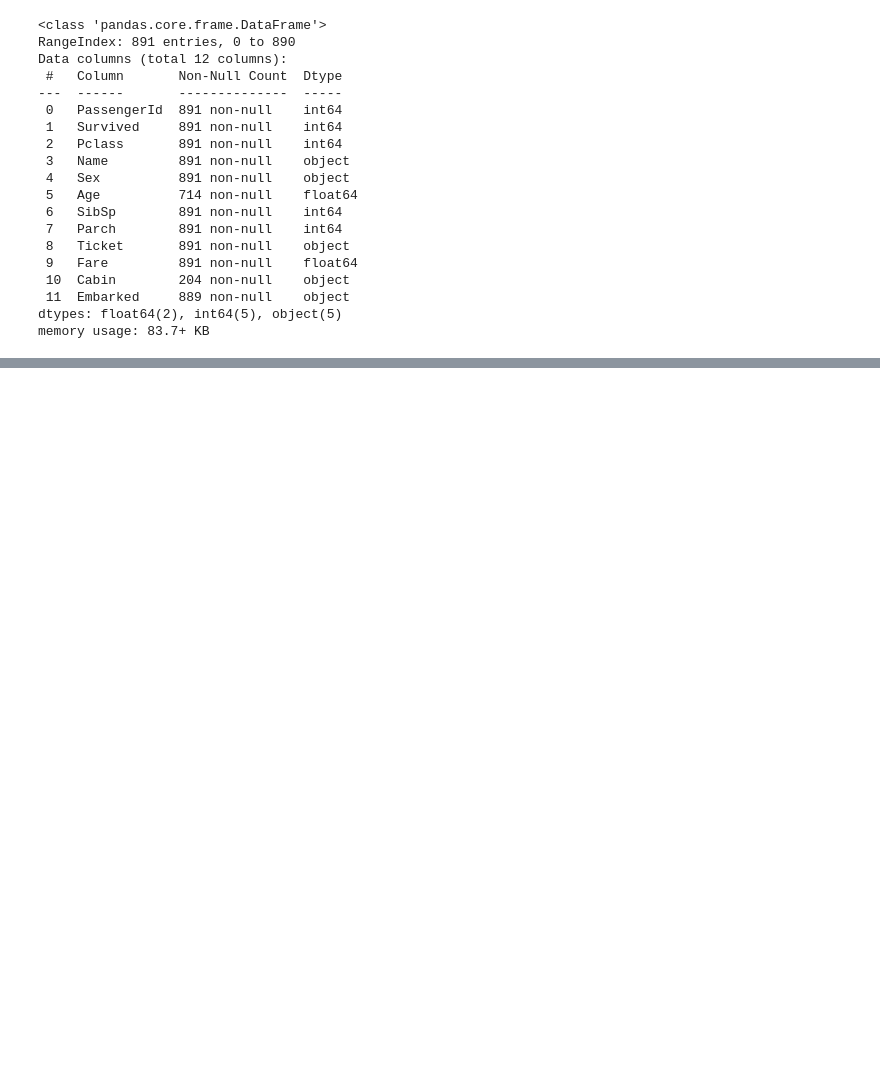
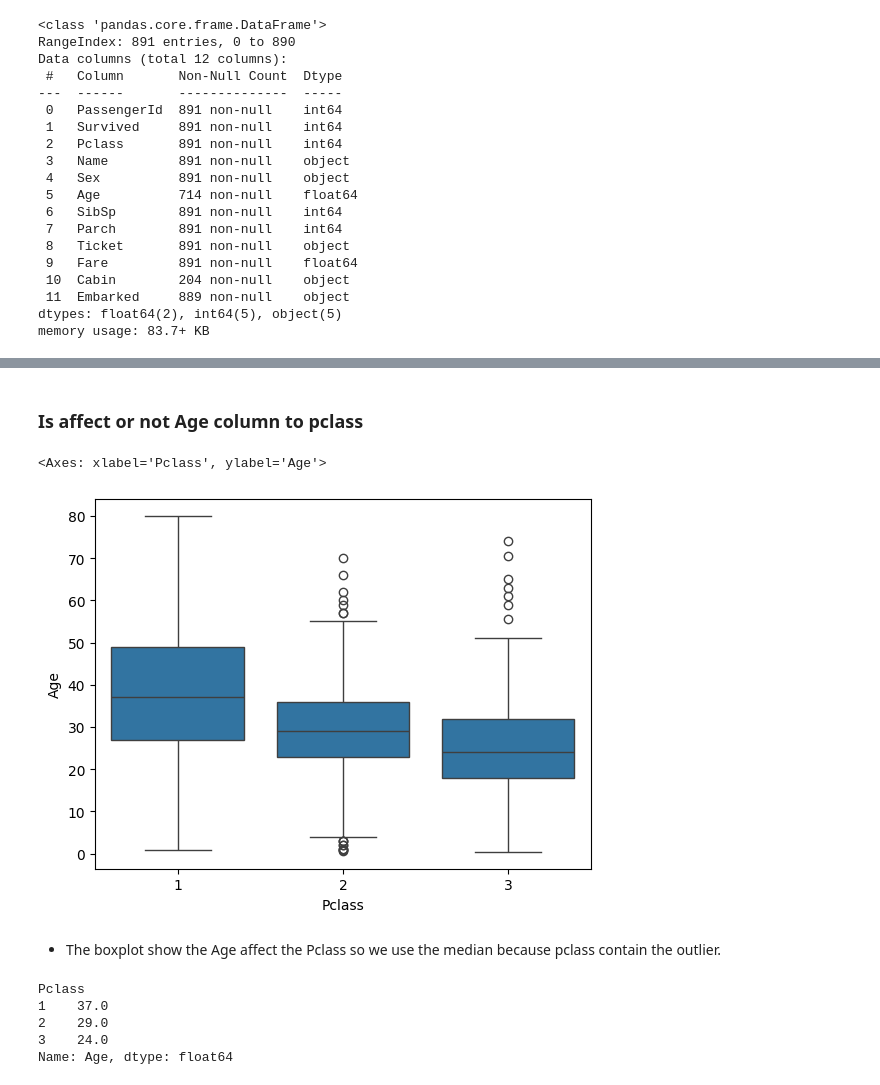
Before and after one commit to ashmi721/Data_Science_Class, a Jupyter notebook: Machine Learning/Supervised/Classification/DecisionTree_classifier.ipynb, the cells around one changed output, grey strips where cells are left out. Saved outputs shown, nothing was run; the diff lists cells and outputs as text; code cells hidden in the pictures; blank space fills up the shorter version.

```diff
--- a/Machine Learning/Supervised/Classification/DecisionTree_classifier.ipynb
+++ b/Machine Learning/Supervised/Classification/DecisionTree_classifier.ipynb
@@ -50,0 +108,23 @@ df.describe()
+# %%
+# drop the cabin columns
+df.drop(columns='Cabin',inplace=True)
+# %%
+# drop the null rows
+df.dropna(subset=['Embarked'],inplace=True)
+# %% [markdown]
+### Is affect or not Age column to pclass
+# %%
+sns.boxplot(x='Pclass',y = 'Age',data=df)
+# %% [output]
+<Axes: xlabel='Pclass', ylabel='Age'>
+[figure, added]
+# %% [markdown]
+* The boxplot show the Age affect the Pclass so we use the median because pclass contain the outlier.
+# %%
+df.groupby(['Pclass']).Age.median()
+# %% [output]
+Pclass
+1    37.0
+2    29.0
+3    24.0
+Name: Age, dtype: float64
```
Also changed, not shown: parts of 14 cells of this notebook.
